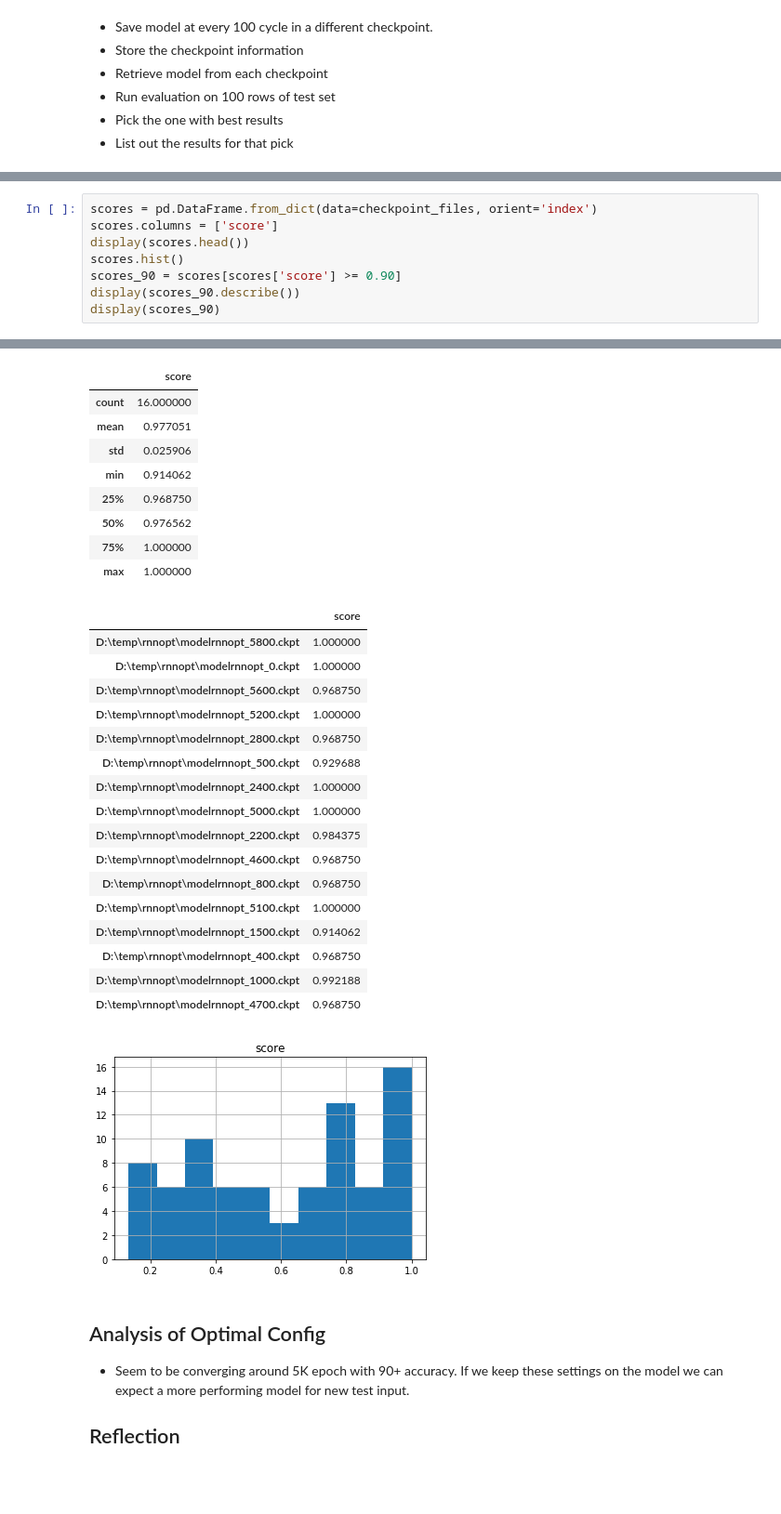
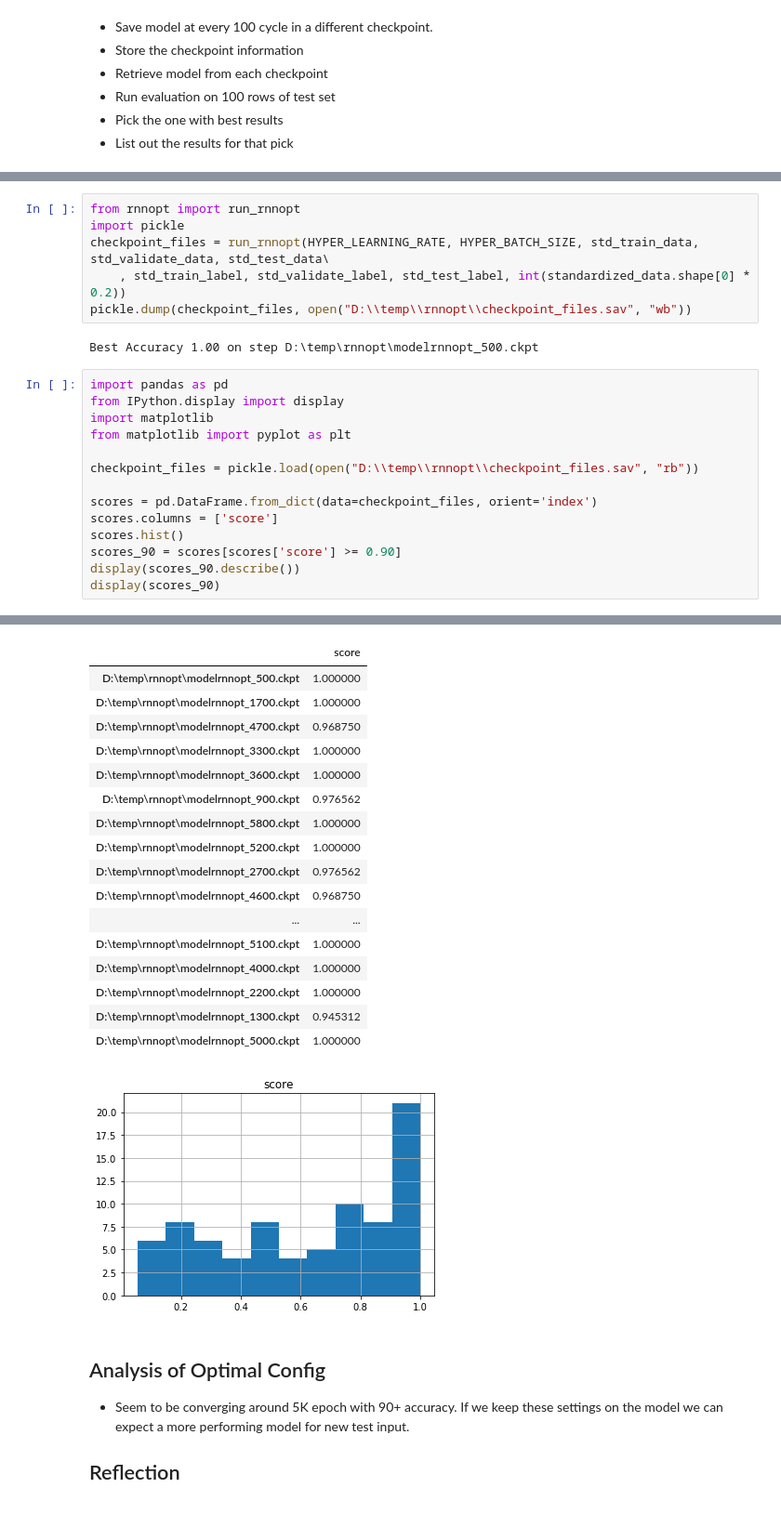
Before and after one commit to gallybaba/udacity, a Jupyter notebook: mlnd/capstone/proposal.ipynb, the cells around one changed output, grey strips where cells are left out. Shown: that part at 93% size. Cells and saved outputs as stored; diff of their text form; blank space fills up the shorter version.

```diff
--- a/mlnd/capstone/proposal.ipynb
+++ b/mlnd/capstone/proposal.ipynb
@@ -1442,7 +416,21 @@ Best Accuracy 1.00 on step D:\temp\rnnopt\modelrnnopt_0.ckpt
+# %%
+from rnnopt import run_rnnopt
+import pickle
+checkpoint_files = run_rnnopt(HYPER_LEARNING_RATE, HYPER_BATCH_SIZE, std_train_data, std_validate_data, std_test_data\
+    , std_train_label, std_validate_label, std_test_label, int(standardized_data.shape[0] * 0.2))
+pickle.dump(checkpoint_files, open("D:\\temp\\rnnopt\\checkpoint_files.sav", "wb"))
+# %% [output]
+Best Accuracy 1.00 on step D:\temp\rnnopt\modelrnnopt_500.ckpt
 # %%
+import pandas as pd
+from IPython.display import display
+import matplotlib
+from matplotlib import pyplot as plt
+
+checkpoint_files = pickle.load(open("D:\\temp\\rnnopt\\checkpoint_files.sav", "rb"))
+
 scores = pd.DataFrame.from_dict(data=checkpoint_files, orient='index')
 scores.columns = ['score']
-display(scores.head())
 scores.hist()
 scores_90 = scores[scores['score'] >= 0.90]
 display(scores_90.describe())
@@ -1457,30 +448,21 @@ display(scores_90)
 |  | score |
-| count | 16.000000 |
-| mean | 0.977051 |
-| std | 0.025906 |
-| min | 0.914062 |
-| 25% | 0.968750 |
-| 50% | 0.976562 |
-| 75% | 1.000000 |
-| max | 1.000000 |
+| D:\temp\rnnopt\modelrnnopt_500.ckpt | 1.000000 |
+| D:\temp\rnnopt\modelrnnopt_1700.ckpt | 1.000000 |
+| D:\temp\rnnopt\modelrnnopt_4700.ckpt | 0.968750 |
+| D:\temp\rnnopt\modelrnnopt_3300.ckpt | 1.000000 |
+| D:\temp\rnnopt\modelrnnopt_3600.ckpt | 1.000000 |
+| D:\temp\rnnopt\modelrnnopt_900.ckpt | 0.976562 |
+| D:\temp\rnnopt\modelrnnopt_5800.ckpt | 1.000000 |
+| D:\temp\rnnopt\modelrnnopt_5200.ckpt | 1.000000 |
+| D:\temp\rnnopt\modelrnnopt_2700.ckpt | 0.976562 |
+| D:\temp\rnnopt\modelrnnopt_4600.ckpt | 0.968750 |
+| ... | ... |
+| D:\temp\rnnopt\modelrnnopt_5100.ckpt | 1.000000 |
+| D:\temp\rnnopt\modelrnnopt_4000.ckpt | 1.000000 |
+| D:\temp\rnnopt\modelrnnopt_2200.ckpt | 1.000000 |
+| D:\temp\rnnopt\modelrnnopt_1300.ckpt | 0.945312 |
+| D:\temp\rnnopt\modelrnnopt_5000.ckpt | 1.000000 |
-|  | score |
-| D:\temp\rnnopt\modelrnnopt_5800.ckpt | 1.000000 |
-| D:\temp\rnnopt\modelrnnopt_0.ckpt | 1.000000 |
-| D:\temp\rnnopt\modelrnnopt_5600.ckpt | 0.968750 |
-| D:\temp\rnnopt\modelrnnopt_5200.ckpt | 1.000000 |
-| D:\temp\rnnopt\modelrnnopt_2800.ckpt | 0.968750 |
-| D:\temp\rnnopt\modelrnnopt_500.ckpt | 0.929688 |
-| D:\temp\rnnopt\modelrnnopt_2400.ckpt | 1.000000 |
-| D:\temp\rnnopt\modelrnnopt_5000.ckpt | 1.000000 |
-| D:\temp\rnnopt\modelrnnopt_2200.ckpt | 0.984375 |
-| D:\temp\rnnopt\modelrnnopt_4600.ckpt | 0.968750 |
-| D:\temp\rnnopt\modelrnnopt_800.ckpt | 0.968750 |
-| D:\temp\rnnopt\modelrnnopt_5100.ckpt | 1.000000 |
-| D:\temp\rnnopt\modelrnnopt_1500.ckpt | 0.914062 |
-| D:\temp\rnnopt\modelrnnopt_400.ckpt | 0.968750 |
-| D:\temp\rnnopt\modelrnnopt_1000.ckpt | 0.992188 |
-| D:\temp\rnnopt\modelrnnopt_4700.ckpt | 0.968750 |
-[figure, old version]
+[figure, new version]
 # %% [markdown]
 ## Analysis of Optimal Config
 
```
Also changed, not shown: parts of 41 cells of this notebook, 7 other files.
